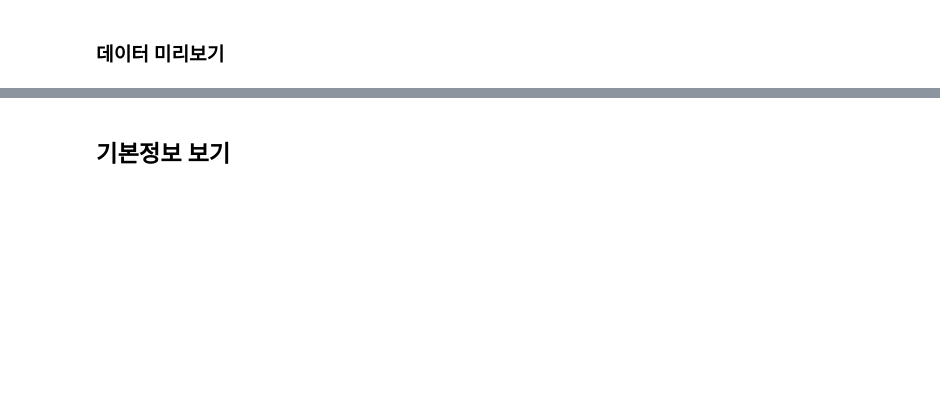
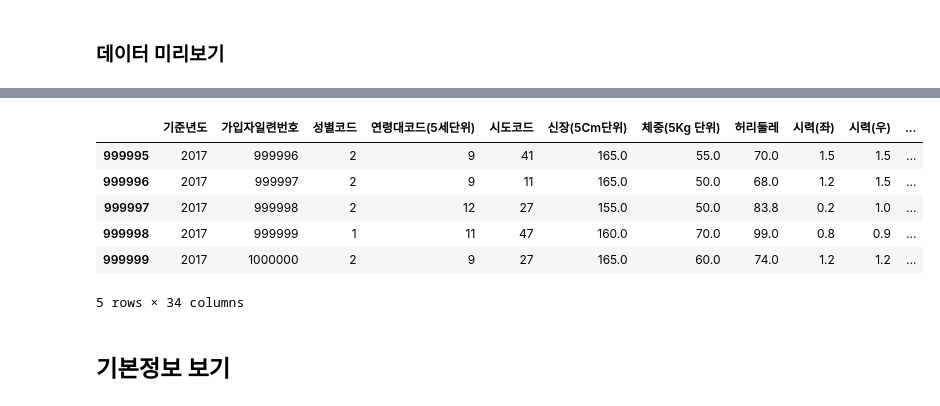
Before and after one commit to corazzon/boostcourse-ds-510, a Jupyter notebook: health_analysis-input.ipynb, the cells around one changed output, grey strips where cells are left out. Drawn from its saved outputs; the diff is of its cells as text; code cells hidden in the pictures; blank space fills up the shorter version.

```diff
--- a/health_analysis-input.ipynb
+++ b/health_analysis-input.ipynb
@@ -62,3 +106,13 @@ import os
+# %%
+df.tail()
+# %% [output]
+|  | 기준년도 | 가입자일련번호 | 성별코드 | 연령대코드(5세단위) | 시도코드 | 신장(5Cm단위) | 체중(5Kg 단위) | 허리둘레 | 시력(좌) | 시력(우) | ... |
+| 999995 | 2017 | 999996 | 2 | 9 | 41 | 165.0 | 55.0 | 70.0 | 1.5 | 1.5 | ... |
+| 999996 | 2017 | 999997 | 2 | 9 | 11 | 165.0 | 50.0 | 68.0 | 1.2 | 1.5 | ... |
+| 999997 | 2017 | 999998 | 2 | 12 | 27 | 155.0 | 50.0 | 83.8 | 0.2 | 1.0 | ... |
+| 999998 | 2017 | 999999 | 1 | 11 | 47 | 160.0 | 70.0 | 99.0 | 0.8 | 0.9 | ... |
+| 999999 | 2017 | 1000000 | 2 | 9 | 27 | 165.0 | 60.0 | 74.0 | 1.2 | 1.2 | ... |
+5 rows × 34 columns
 # %% [markdown]
 ## 기본정보 보기
 # %%
```
Also changed, not shown: parts of 24 cells of this notebook.
